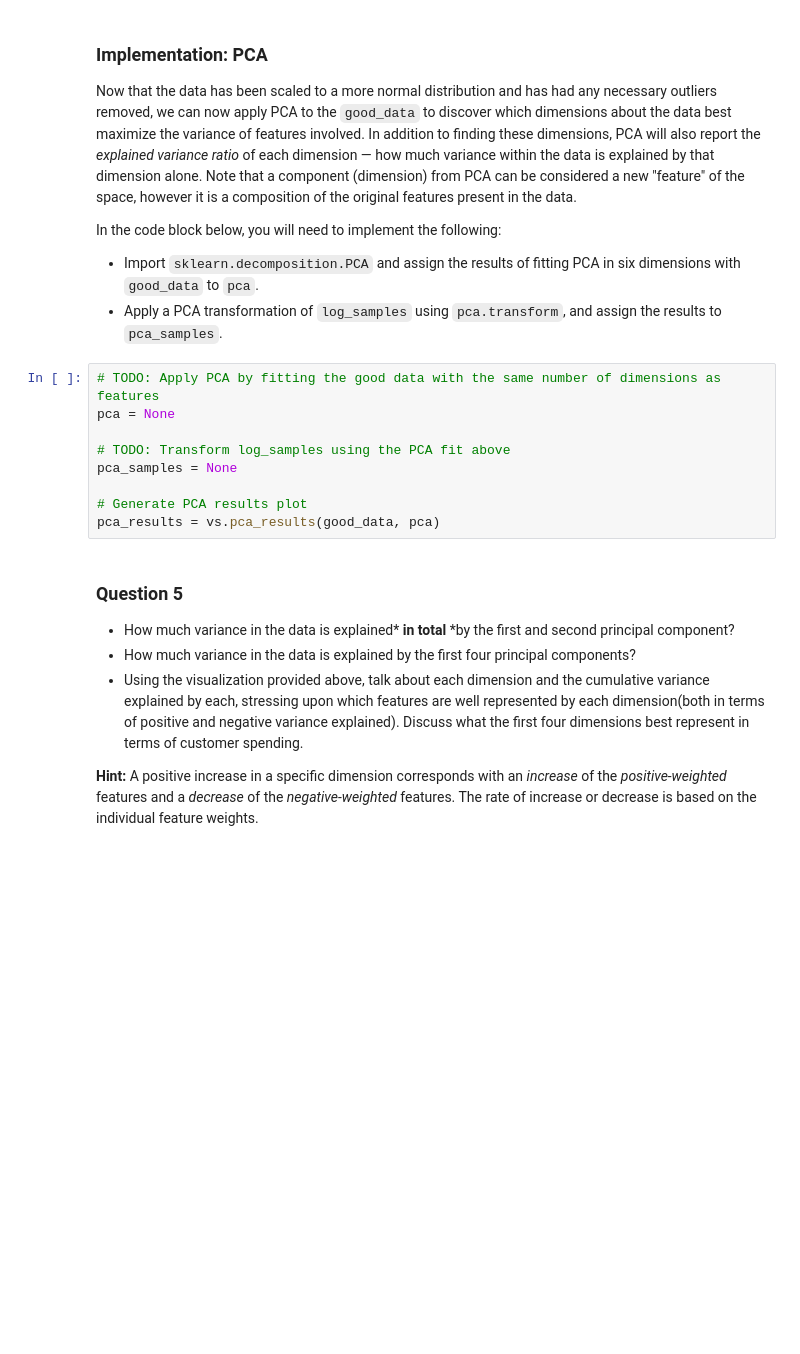
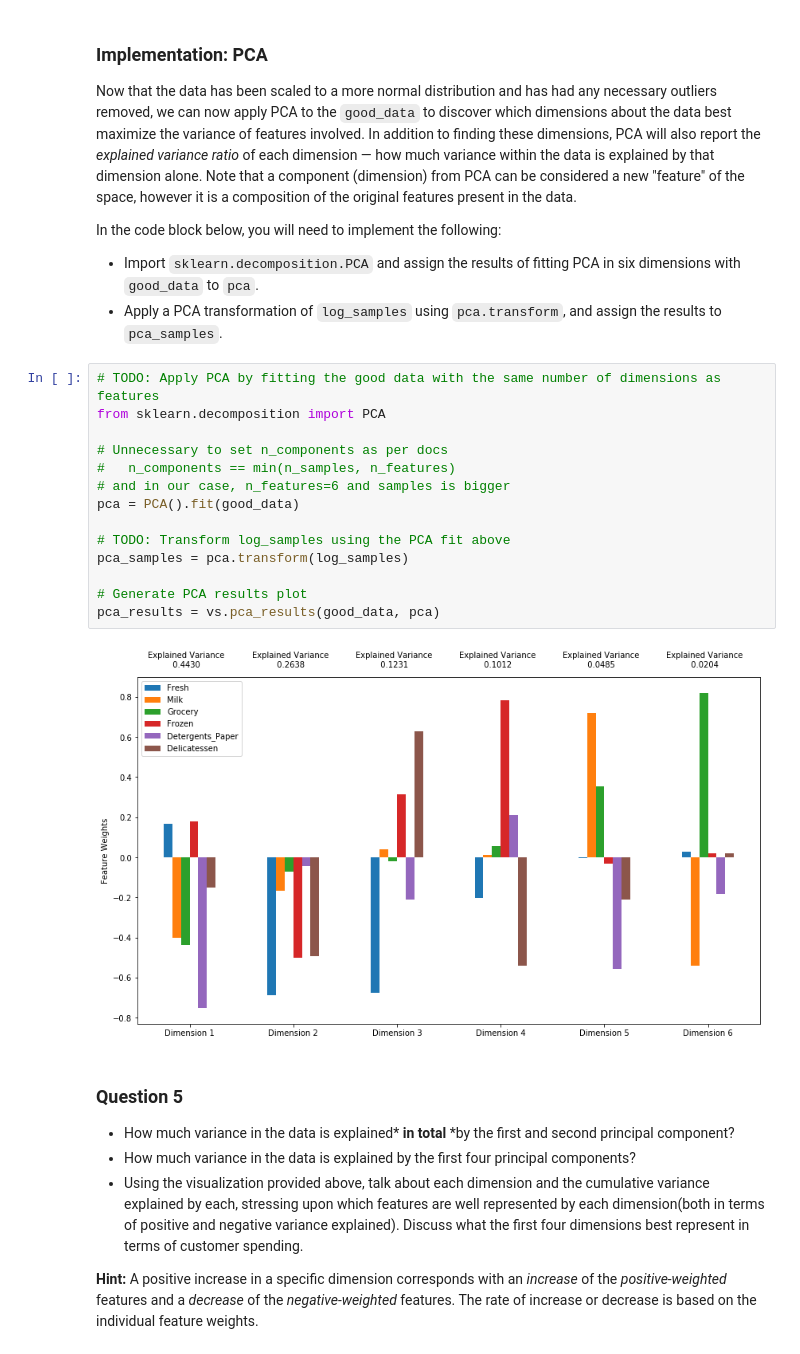
Before and after one commit to mstevenb/machine-learning, a Jupyter notebook: projects/customer_segments/customer_segments.ipynb, the cells around one changed output. Saved outputs shown, nothing was run; the diff lists cells and outputs as text; blank space fills up the shorter version.

```diff
--- a/projects/customer_segments/customer_segments.ipynb
+++ b/projects/customer_segments/customer_segments.ipynb
@@ -377,13 +377,20 @@ In the code block below, you will need to implement the following:
  - Apply a PCA transformation of `log_samples` using `pca.transform`, and assign the results to `pca_samples`.
 # %%
 # TODO: Apply PCA by fitting the good data with the same number of dimensions as features
-pca = None
+from sklearn.decomposition import PCA
+
+# Unnecessary to set n_components as per docs
+#   n_components == min(n_samples, n_features)
+# and in our case, n_features=6 and samples is bigger
+pca = PCA().fit(good_data)
 
 # TODO: Transform log_samples using the PCA fit above
-pca_samples = None
+pca_samples = pca.transform(log_samples)
 
 # Generate PCA results plot
 pca_results = vs.pca_results(good_data, pca)
+# %% [output]
+[figure, added]
 # %% [markdown]
 ### Question 5
 
```
Also changed, not shown: parts of 4 cells of this notebook.
